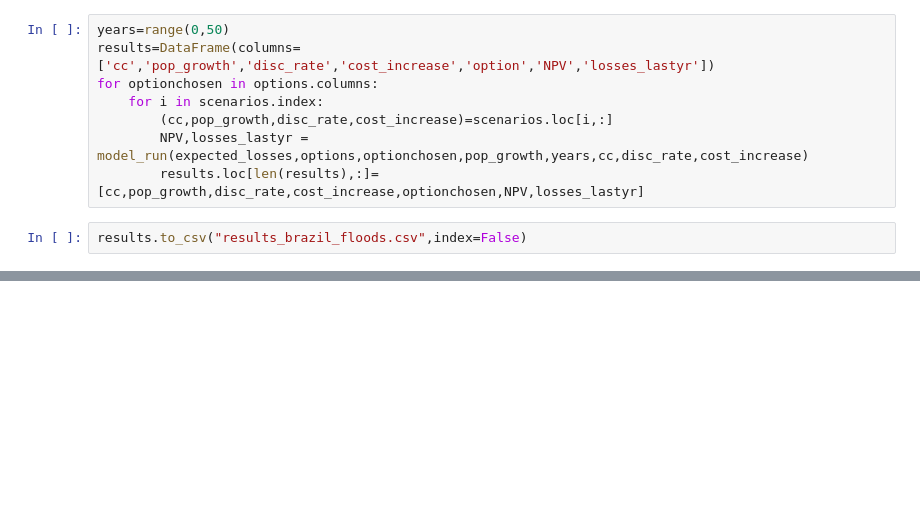
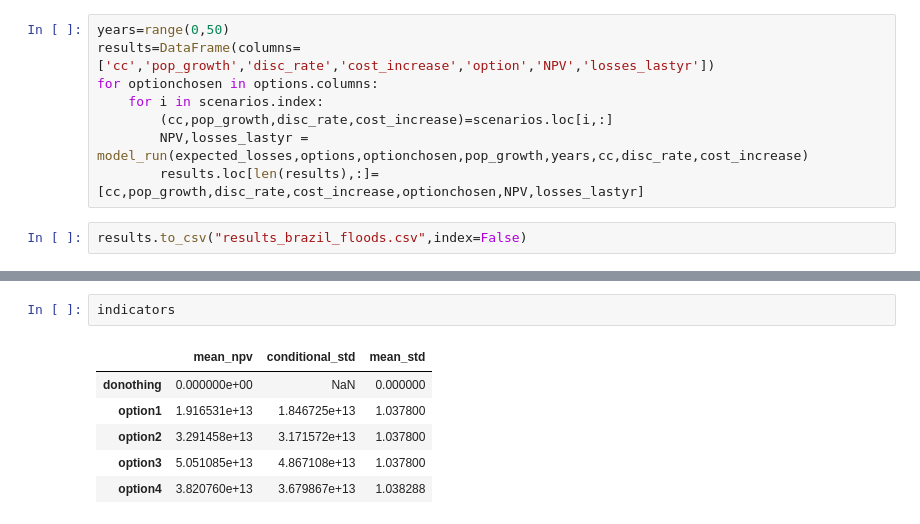
Before and after one commit to julierozenberg/prim, a Jupyter notebook: Daiju example.ipynb, the cells around one changed output, grey strips where cells are left out. Cells and saved outputs as stored; diff of their text form; blank space fills up the shorter version.

```diff
--- a/Daiju example.ipynb
+++ b/Daiju example.ipynb
@@ -251,0 +275,9 @@ results.to_csv("results_brazil_floods.csv",index=False)
+# %%
+indicators
+# %% [output]
+|  | mean_npv | conditional_std | mean_std |
+| donothing | 0.000000e+00 | NaN | 0.000000 |
+| option1 | 1.916531e+13 | 1.846725e+13 | 1.037800 |
+| option2 | 3.291458e+13 | 3.171572e+13 | 1.037800 |
+| option3 | 5.051085e+13 | 4.867108e+13 | 1.037800 |
+| option4 | 3.820760e+13 | 3.679867e+13 | 1.038288 |
```
Also changed, not shown: parts of 18 cells of this notebook.
